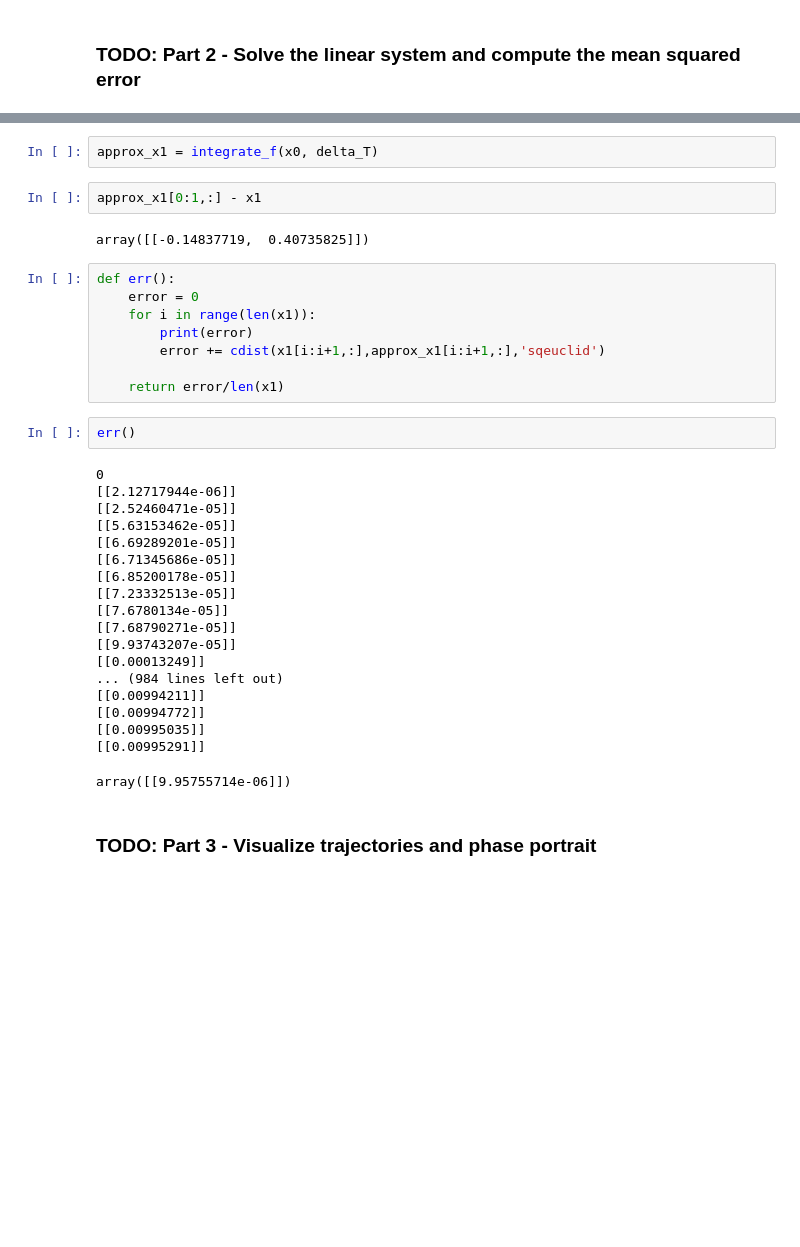
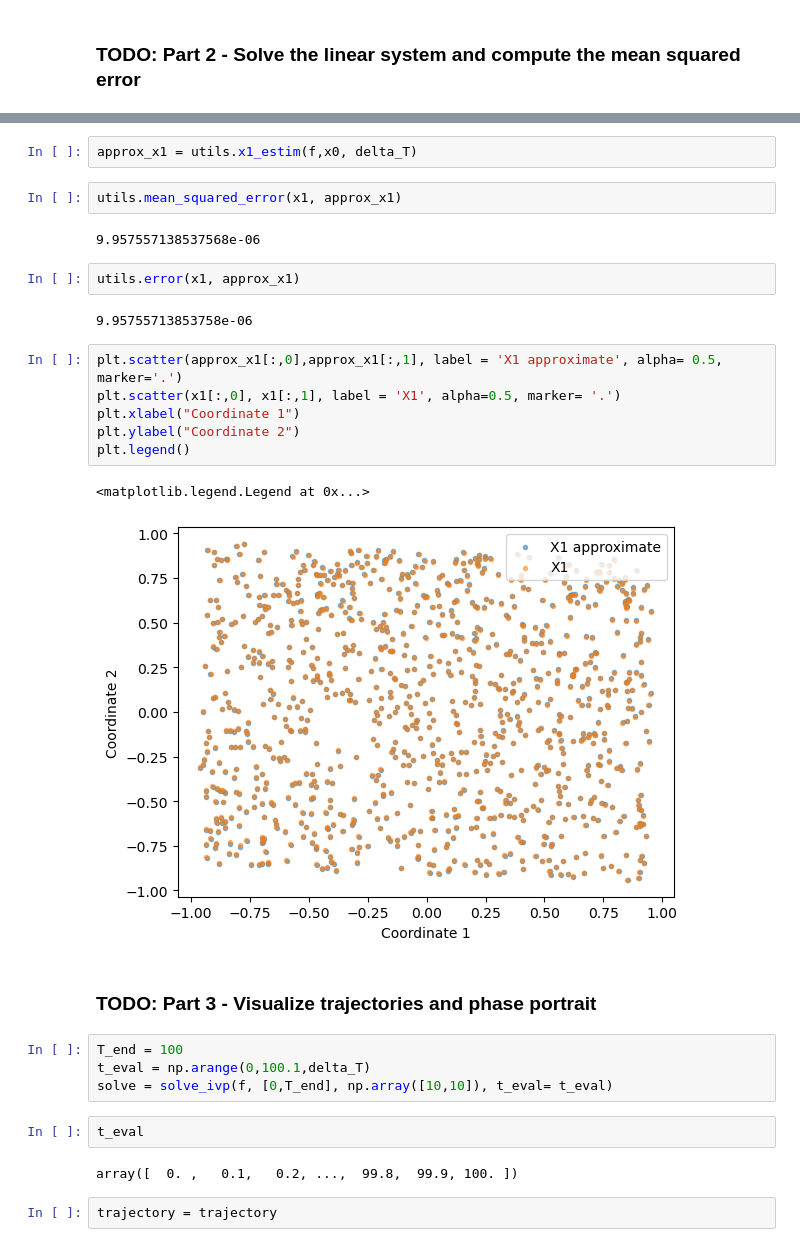
Before and after one commit to Augustin690/learning-dynamical-systems, a Jupyter notebook: src/part1/task2.ipynb, the cells around one changed output, grey strips where cells are left out. Saved outputs shown, nothing was run; the diff lists cells and outputs as text; blank space fills up the shorter version.

```diff
--- a/src/part1/task2.ipynb
+++ b/src/part1/task2.ipynb
@@ -92,37 +81,31 @@ def integrate_f(x_0, T):
 # %%
-approx_x1 = integrate_f(x0, delta_T)
+approx_x1 = utils.x1_estim(f,x0, delta_T)
-# %%
-approx_x1[0:1,:] - x1
-# %% [output]
-array([[-0.14837719,  0.40735825]])
-# %%
-def err():
-    error = 0
-    for i in range(len(x1)):
-        print(error)
-        error += cdist(x1[i:i+1,:],approx_x1[i:i+1,:],'sqeuclid')
-
-    return error/len(x1)
-# %%
-err()
-# %% [output]
-0
-[[2.12717944e-06]]
-[[2.52460471e-05]]
-[[5.63153462e-05]]
-[[6.69289201e-05]]
-[[6.71345686e-05]]
-[[6.85200178e-05]]
-[[7.23332513e-05]]
-[[7.6780134e-05]]
-[[7.68790271e-05]]
-[[9.93743207e-05]]
-[[0.00013249]]
-... (984 lines left out)
-[[0.00994211]]
-[[0.00994772]]
-[[0.00995035]]
-[[0.00995291]]
-array([[9.95755714e-06]])
+# %%
+utils.mean_squared_error(x1, approx_x1)
+# %% [output]
+9.957557138537568e-06
+# %%
+utils.error(x1, approx_x1)
+# %% [output]
+9.95755713853758e-06
+# %%
+plt.scatter(approx_x1[:,0],approx_x1[:,1], label = 'X1 approximate', alpha= 0.5, marker='.')
+plt.scatter(x1[:,0], x1[:,1], label = 'X1', alpha=0.5, marker= '.')
+plt.xlabel("Coordinate 1")
+plt.ylabel("Coordinate 2")
+plt.legend()
+# %% [output]
+<matplotlib.legend.Legend at 0x...>
+[figure, added]
 # %% [markdown]
 ###  TODO: Part 3 - Visualize trajectories and phase portrait
+# %%
+T_end = 100
+t_eval = np.arange(0,100.1,delta_T)
+solve = solve_ivp(f, [0,T_end], np.array([10,10]), t_eval= t_eval)
+# %%
+t_eval
+# %% [output]
+array([  0. ,   0.1,   0.2, ...,  99.8,  99.9, 100. ])
+# %%
+trajectory = trajectory
```
Also changed, not shown: parts of 11 cells of this notebook, 1 other file.
